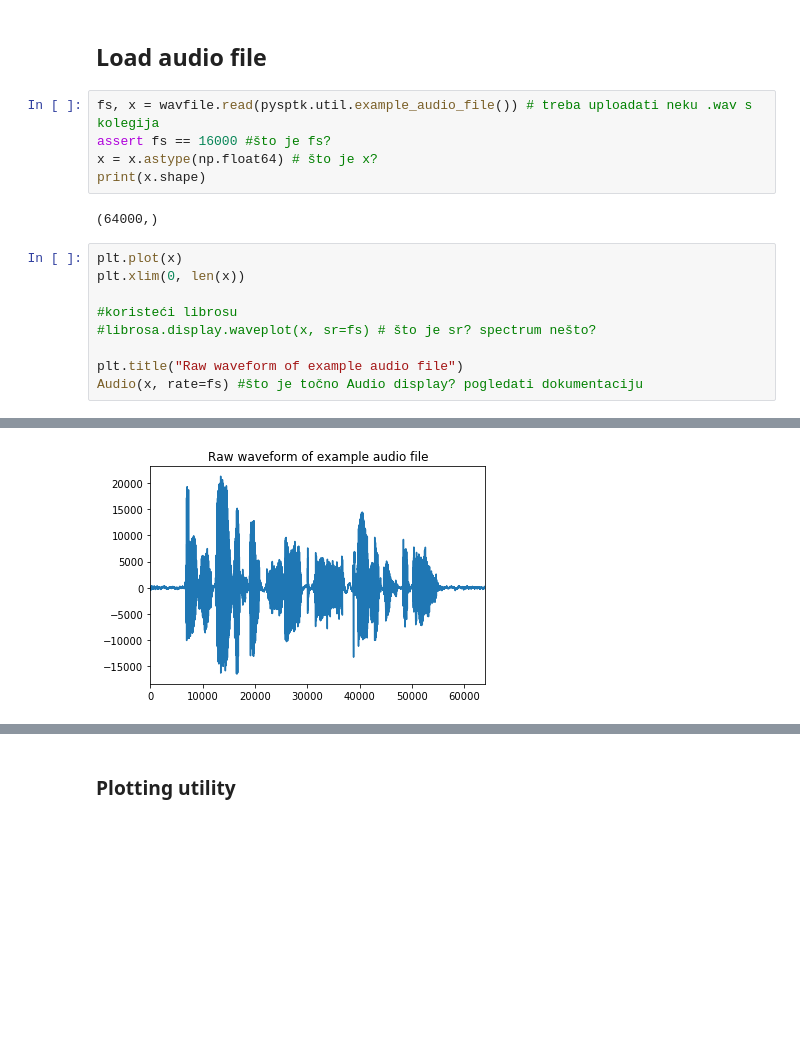
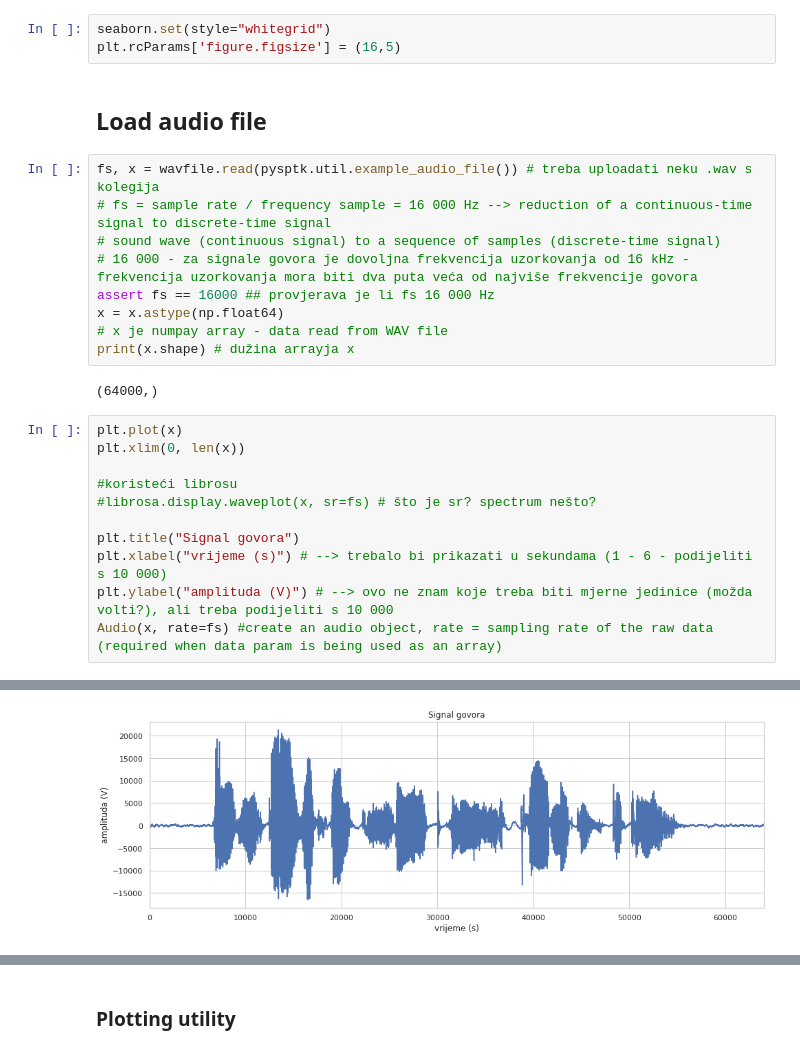
Before and after one commit to lenanovak/rogj-mlsa, a Jupyter notebook: rogj-mlsa.ipynb, the cells around one changed output, grey strips where cells are left out. Drawn from its saved outputs; the diff is of its cells as text; blank space fills up the shorter version.

Commit message:
Added comments for functions and seaborn library

```diff
--- a/rogj-mlsa.ipynb
+++ b/rogj-mlsa.ipynb
@@ -10,22 +11,31 @@ import librosa.display
+# %%
+seaborn.set(style="whitegrid")
+plt.rcParams['figure.figsize'] = (16,5)
 # %% [markdown]
 ## Load audio file
 # %%
 fs, x = wavfile.read(pysptk.util.example_audio_file()) # treba uploadati neku .wav s kolegija
-assert fs == 16000 #što je fs?
-x = x.astype(np.float64) # što je x?
-print(x.shape)
+# fs = sample rate / frequency sample = 16 000 Hz --> reduction of a continuous-time signal to discrete-time signal
+# sound wave (continuous signal) to a sequence of samples (discrete-time signal)
+# 16 000 - za signale govora je dovoljna frekvencija uzorkovanja od 16 kHz - frekvencija uzorkovanja mora biti dva puta veća od najviše frekvencije govora
+assert fs == 16000 ## provjerava je li fs 16 000 Hz
+x = x.astype(np.float64)
+# x je numpay array - data read from WAV file
+print(x.shape) # dužina arrayja x
 # %% [output]
 (64000,)
 # %%
 plt.plot(x)
 plt.xlim(0, len(x))
 
 #koristeći librosu
 #librosa.display.waveplot(x, sr=fs) # što je sr? spectrum nešto?
 
-plt.title("Raw waveform of example audio file")
-Audio(x, rate=fs) #što je točno Audio display? pogledati dokumentaciju
+plt.title("Signal govora")
+plt.xlabel("vrijeme (s)") # --> trebalo bi prikazati u sekundama (1 - 6 - podijeliti s 10 000)
+plt.ylabel("amplituda (V)") # --> ovo ne znam koje treba biti mjerne jedinice (možda volti?), ali treba podijeliti s 10 000
+Audio(x, rate=fs) #create an audio object, rate = sampling rate of the raw data (required when data param is being used as an array)
 # %% [output]
 [interactive output not drawn]
-[figure, old version]
+[figure, new version]
 # %% [markdown]
```
Also changed, not shown: parts of 9 cells of this notebook.
